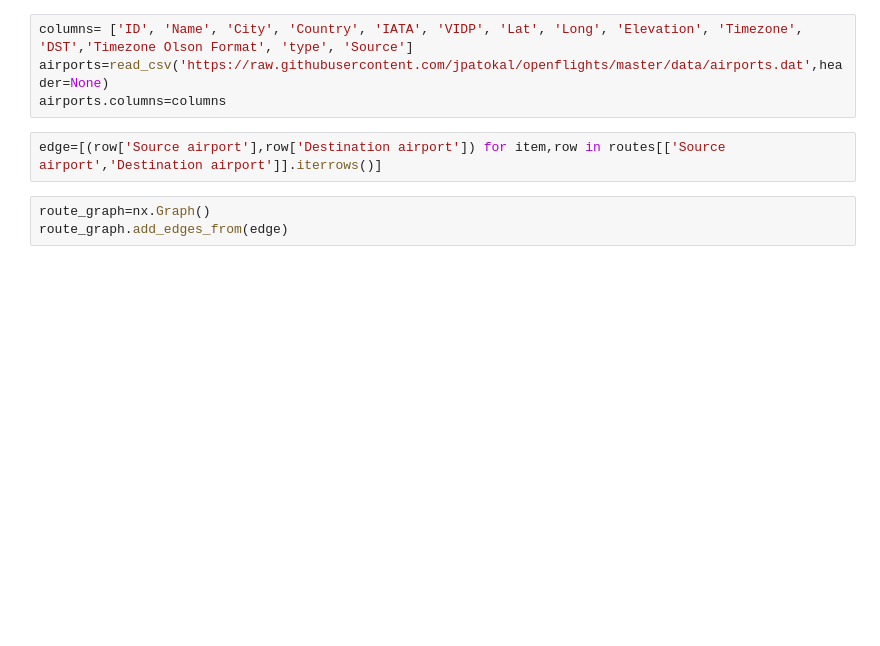
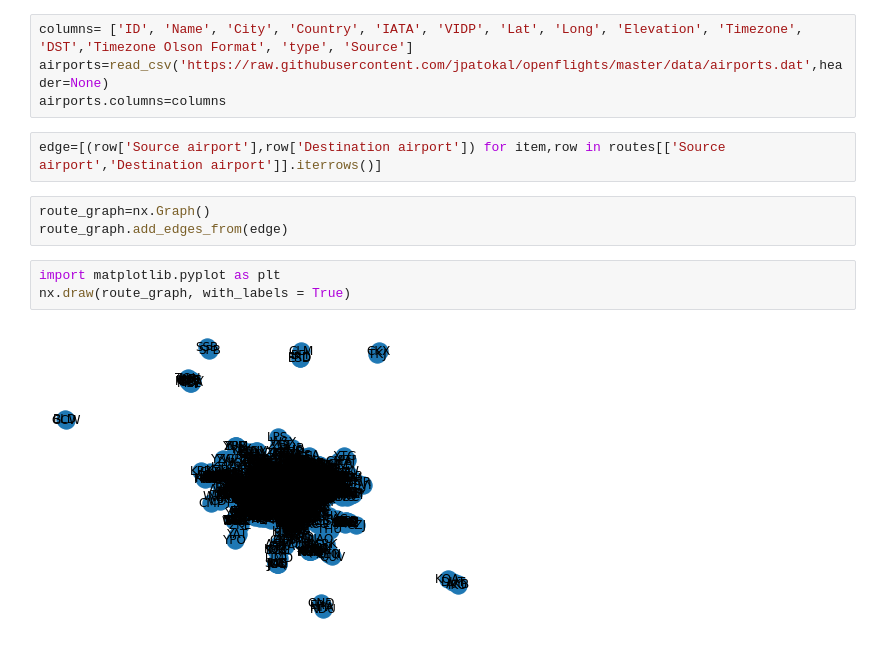
Before and after one commit to anmol0720/Airport, a Jupyter notebook: Airport.ipynb, the cells around one changed output. Drawn from its saved outputs; the diff is of its cells as text; blank space fills up the shorter version.

```diff
--- a/Airport.ipynb
+++ b/Airport.ipynb
@@ -17,3 +17,8 @@ edge=[(row['Source airport'],row['Destination airport']) for item,row in routes[
 # %%
 route_graph=nx.Graph()
 route_graph.add_edges_from(edge)
+# %%
+import matplotlib.pyplot as plt
+nx.draw(route_graph, with_labels = True)
+# %% [output]
+[figure, added]
```
Also changed, not shown: parts of 1 cell of this notebook.
